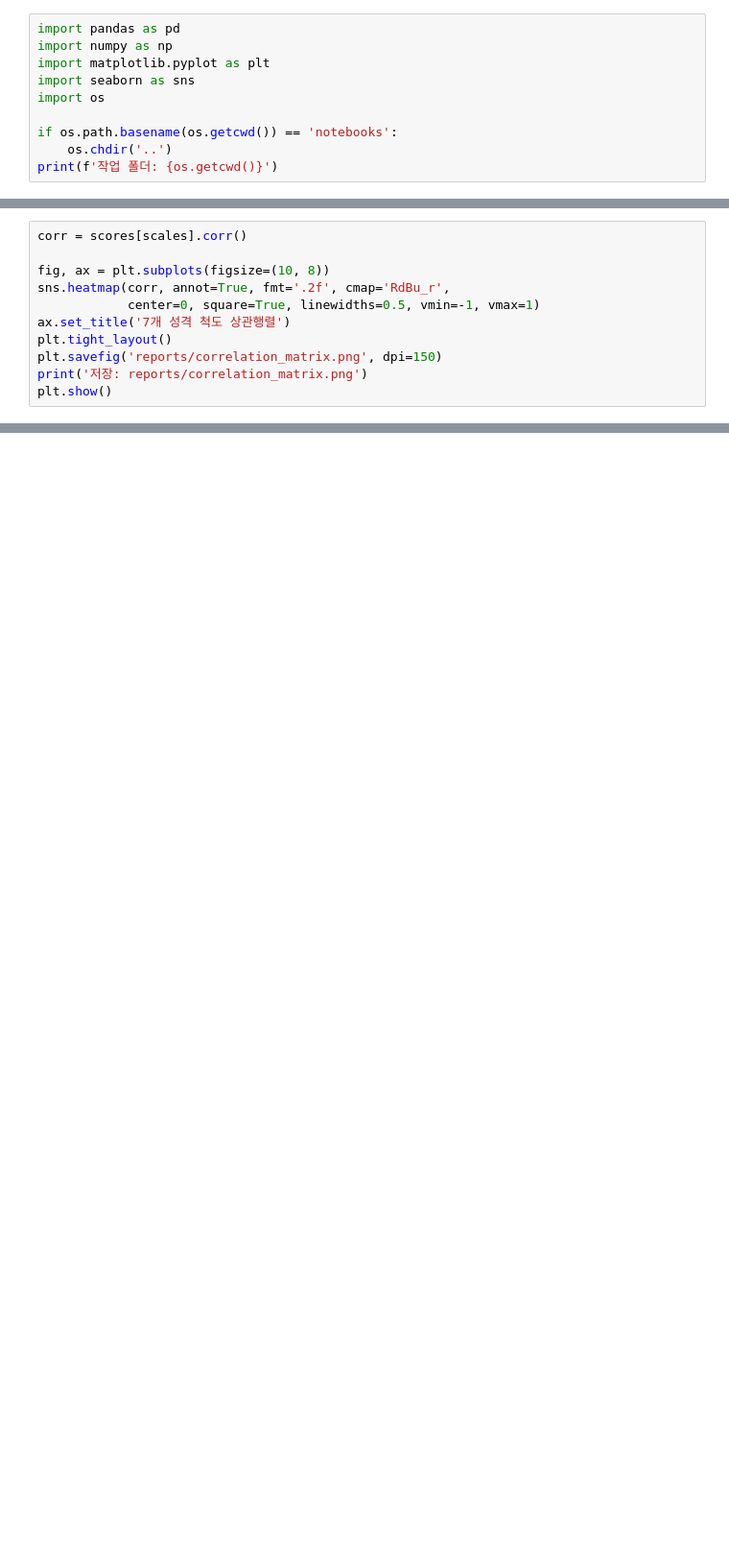
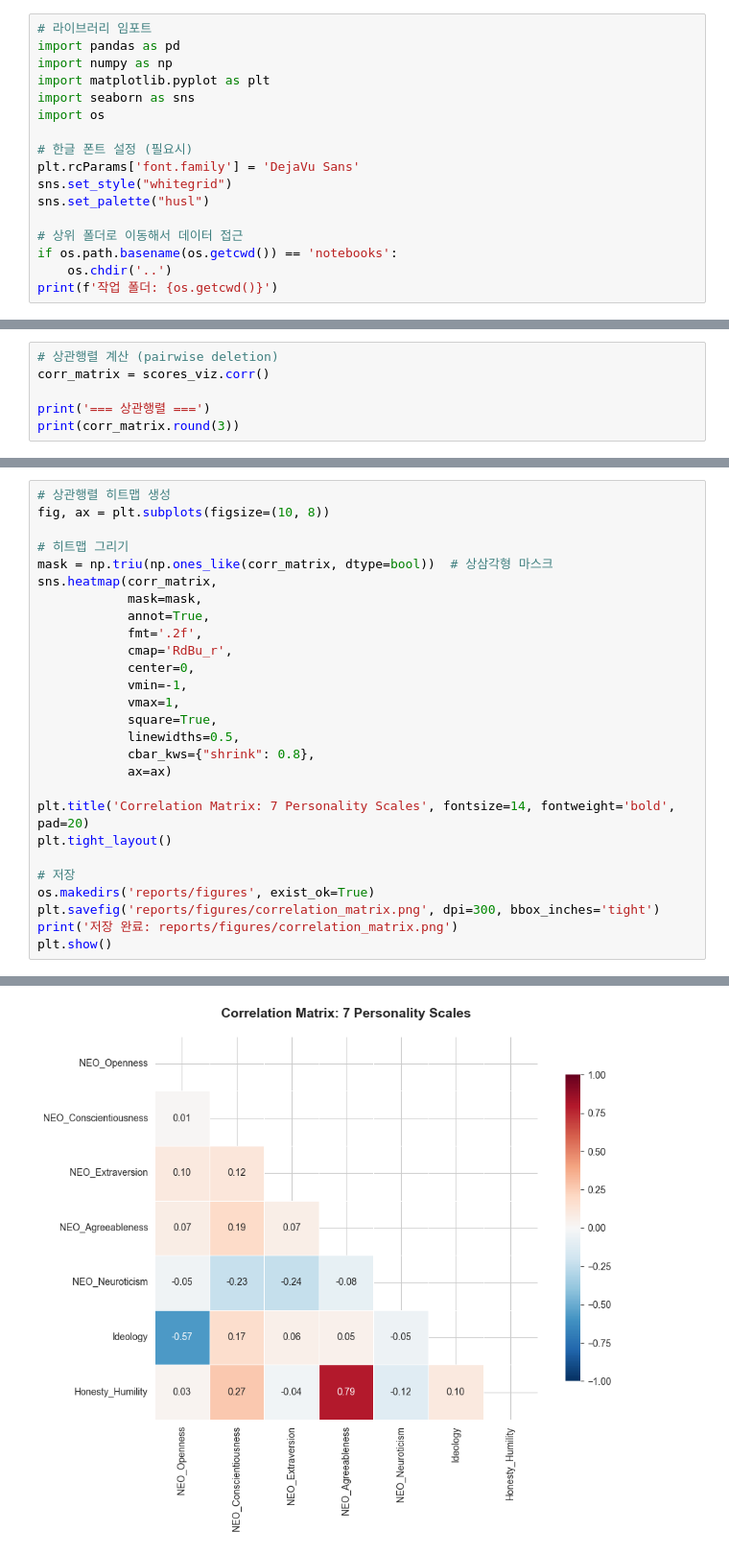
Before and after one commit to celineohs/AIWorkshop_Test, a Jupyter notebook: notebooks/03_visualization.ipynb, the cells around one changed output, grey strips where cells are left out. Shown at 96% size. Saved outputs shown, nothing was run; the diff lists cells and outputs as text; blank space fills up the shorter version.

```diff
--- a/notebooks/03_visualization.ipynb
+++ b/notebooks/03_visualization.ipynb
@@ -7,10 +17,17 @@
 # %%
+# 라이브러리 임포트
 import pandas as pd
 import numpy as np
 import matplotlib.pyplot as plt
 import seaborn as sns
 import os
 
+# 한글 폰트 설정 (필요시)
+plt.rcParams['font.family'] = 'DejaVu Sans'
+sns.set_style("whitegrid")
+sns.set_palette("husl")
+
+# 상위 폴더로 이동해서 데이터 접근
 if os.path.basename(os.getcwd()) == 'notebooks':
     os.chdir('..')
 print(f'작업 폴더: {os.getcwd()}')
@@ -25,0 +86,6 @@ print(scores[scales].describe().round(2))
+# %%
+# 상관행렬 계산 (pairwise deletion)
+corr_matrix = scores_viz.corr()
+
+print('=== 상관행렬 ===')
+print(corr_matrix.round(3))
@@ -26,11 +144,28 @@ print(scores[scales].describe().round(2))
 # %%
-corr = scores[scales].corr()
+# 상관행렬 히트맵 생성
+fig, ax = plt.subplots(figsize=(10, 8))
 
-fig, ax = plt.subplots(figsize=(10, 8))
-sns.heatmap(corr, annot=True, fmt='.2f', cmap='RdBu_r',
-            center=0, square=True, linewidths=0.5, vmin=-1, vmax=1)
-ax.set_title('7개 성격 척도 상관행렬')
+# 히트맵 그리기
+mask = np.triu(np.ones_like(corr_matrix, dtype=bool))  # 상삼각형 마스크
+sns.heatmap(corr_matrix,
+            mask=mask,
+            annot=True,
+            fmt='.2f',
+            cmap='RdBu_r',
+            center=0,
+            vmin=-1,
+            vmax=1,
+            square=True,
+            linewidths=0.5,
+            cbar_kws={"shrink": 0.8},
+            ax=ax)
+
+plt.title('Correlation Matrix: 7 Personality Scales', fontsize=14, fontweight='bold', pad=20)
 plt.tight_layout()
-plt.savefig('reports/correlation_matrix.png', dpi=150)
-print('저장: reports/correlation_matrix.png')
+
+# 저장
+os.makedirs('reports/figures', exist_ok=True)
+plt.savefig('reports/figures/correlation_matrix.png', dpi=300, bbox_inches='tight')
+print('저장 완료: reports/figures/correlation_matrix.png')
 plt.show()
+# %% [output]
@@ -36,0 +173 @@ plt.show()
+[figure, added]
```
Also changed, not shown: parts of 27 cells of this notebook, 20 other files.
